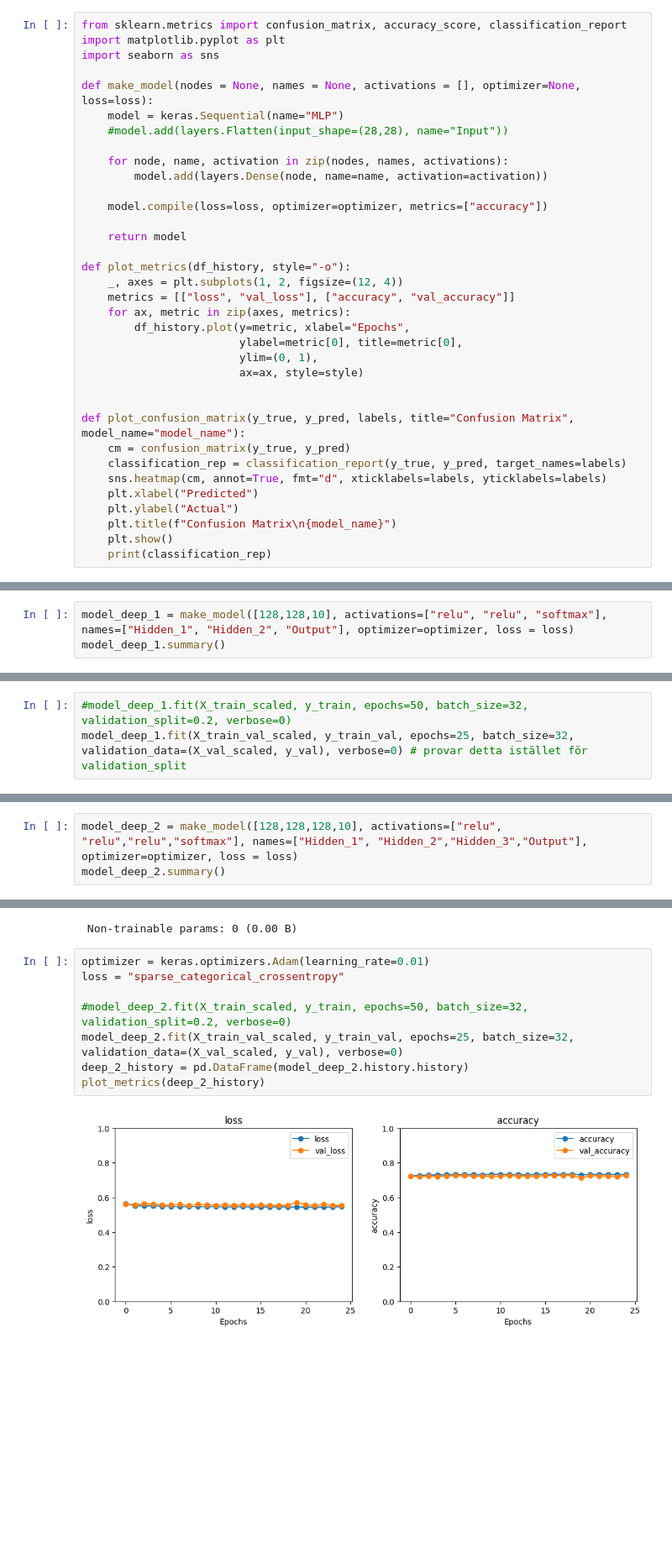
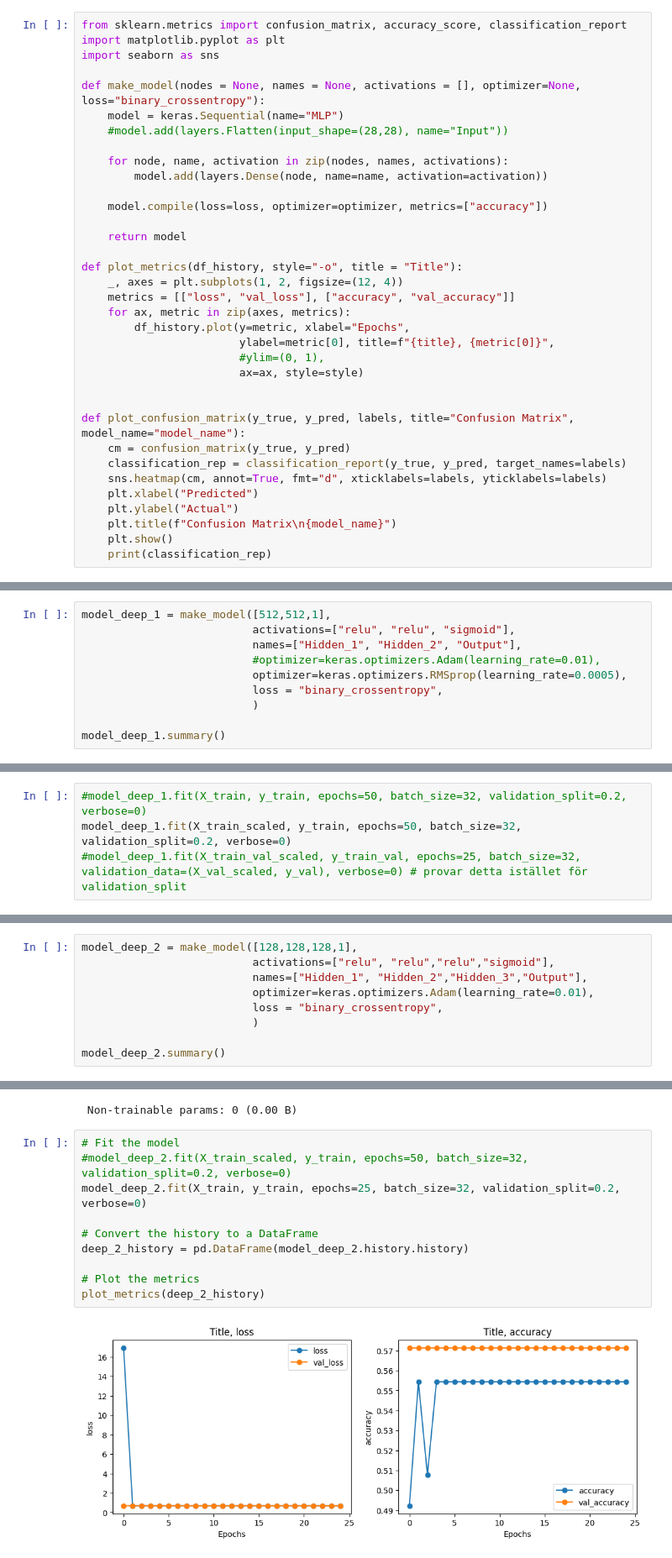
Before and after one commit to dancla240/Deep-Learning-Daniel-Claesson, a Jupyter notebook: E0-MLP_Classification_Heart_try2.ipynb, the cells around one changed output, grey strips where cells are left out. Shown at 84% size. Cells and saved outputs as stored; diff of their text form; blank space fills up the shorter version.

```diff
--- a/E0-MLP_Classification_Heart_try2.ipynb
+++ b/E0-MLP_Classification_Heart_try2.ipynb
@@ -79,7 +113,7 @@ from sklearn.metrics import confusion_matrix, accuracy_score, classification_rep
 import matplotlib.pyplot as plt
 import seaborn as sns
 
-def make_model(nodes = None, names = None, activations = [], optimizer=None, loss=loss):
+def make_model(nodes = None, names = None, activations = [], optimizer=None, loss="binary_crossentropy"):
     model = keras.Sequential(name="MLP")
     #model.add(layers.Flatten(input_shape=(28,28), name="Input"))
 
@@ -90,13 +124,13 @@ def make_model(nodes = None, names = None, activations = [], optimizer=None, los
 
     return model
 
-def plot_metrics(df_history, style="-o"):
+def plot_metrics(df_history, style="-o", title = "Title"):
     _, axes = plt.subplots(1, 2, figsize=(12, 4))
     metrics = [["loss", "val_loss"], ["accuracy", "val_accuracy"]]
     for ax, metric in zip(axes, metrics):
         df_history.plot(y=metric, xlabel="Epochs",
-                        ylabel=metric[0], title=metric[0],
-                        ylim=(0, 1),
+                        ylabel=metric[0], title=f"{title}, {metric[0]}",
+                        #ylim=(0, 1),
                         ax=ax, style=style)
 
 
@@ -117,5 +214,12 @@ Defining model_deep_1:
 # %%
-model_deep_1 = make_model([128,128,10], activations=["relu", "relu", "softmax"], names=["Hidden_1", "Hidden_2", "Output"], optimizer=optimizer, loss = loss)
+model_deep_1 = make_model([512,512,1],
+                          activations=["relu", "relu", "sigmoid"],
+                          names=["Hidden_1", "Hidden_2", "Output"],
+                          #optimizer=keras.optimizers.Adam(learning_rate=0.01),
+                          optimizer=keras.optimizers.RMSprop(learning_rate=0.0005),
+                          loss = "binary_crossentropy",
+                          )
+
 model_deep_1.summary()
 # %% [output]
 Model: "MLP"
@@ -132,7 +236,8 @@ Model: "MLP"
  Trainable params: 0 (0.00 B)
  Non-trainable params: 0 (0.00 B)
 # %%
-#model_deep_1.fit(X_train_scaled, y_train, epochs=50, batch_size=32, validation_split=0.2, verbose=0)
-model_deep_1.fit(X_train_val_scaled, y_train_val, epochs=25, batch_size=32, validation_data=(X_val_scaled, y_val), verbose=0) # provar detta istället för validation_split
+#model_deep_1.fit(X_train, y_train, epochs=50, batch_size=32, validation_split=0.2, verbose=0)
+model_deep_1.fit(X_train_scaled, y_train, epochs=50, batch_size=32, validation_split=0.2, verbose=0)
+#model_deep_1.fit(X_train_val_scaled, y_train_val, epochs=25, batch_size=32, validation_data=(X_val_scaled, y_val), verbose=0) # provar detta istället för validation_split
 # %% [output]
 <keras.src.callbacks.history.History at 0x...>
@@ -164,7 +279,13 @@ weighted avg       0.73      0.73      0.73     13677
 ## Model2:
 Defining model_deep_2:
 # %%
-model_deep_2 = make_model([128,128,128,10], activations=["relu", "relu","relu","softmax"], names=["Hidden_1", "Hidden_2","Hidden_3","Output"], optimizer=optimizer, loss = loss)
+model_deep_2 = make_model([128,128,128,1],
+                          activations=["relu", "relu","relu","sigmoid"],
+                          names=["Hidden_1", "Hidden_2","Hidden_3","Output"],
+                          optimizer=keras.optimizers.Adam(learning_rate=0.01),
+                          loss = "binary_crossentropy",
+                          )
+
 model_deep_2.summary()
 # %% [output]
 Model: "MLP"
@@ -183,12 +304,14 @@ Model: "MLP"
  Trainable params: 0 (0.00 B)
  Non-trainable params: 0 (0.00 B)
 # %%
-optimizer = keras.optimizers.Adam(learning_rate=0.01)
-loss = "sparse_categorical_crossentropy"
+# Fit the model
+#model_deep_2.fit(X_train_scaled, y_train, epochs=50, batch_size=32, validation_split=0.2, verbose=0)
+model_deep_2.fit(X_train, y_train, epochs=25, batch_size=32, validation_split=0.2, verbose=0)
 
-#model_deep_2.fit(X_train_scaled, y_train, epochs=50, batch_size=32, validation_split=0.2, verbose=0)
-model_deep_2.fit(X_train_val_scaled, y_train_val, epochs=25, batch_size=32, validation_data=(X_val_scaled, y_val), verbose=0)
+# Convert the history to a DataFrame
 deep_2_history = pd.DataFrame(model_deep_2.history.history)
+
+# Plot the metrics
 plot_metrics(deep_2_history)
 # %% [output]
-[figure, old version]
+[figure, new version]
```
Also changed, not shown: parts of 25 cells of this notebook.
